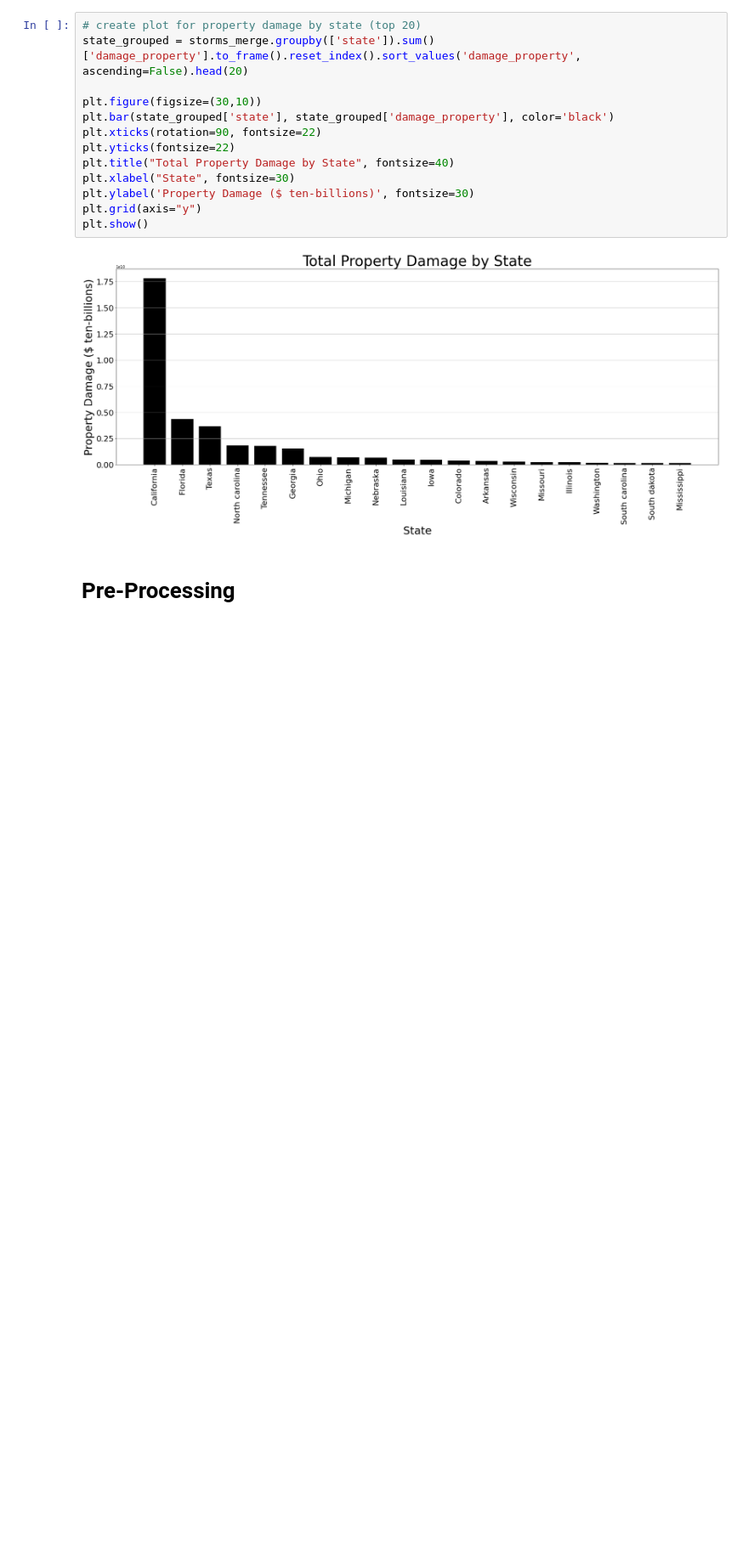
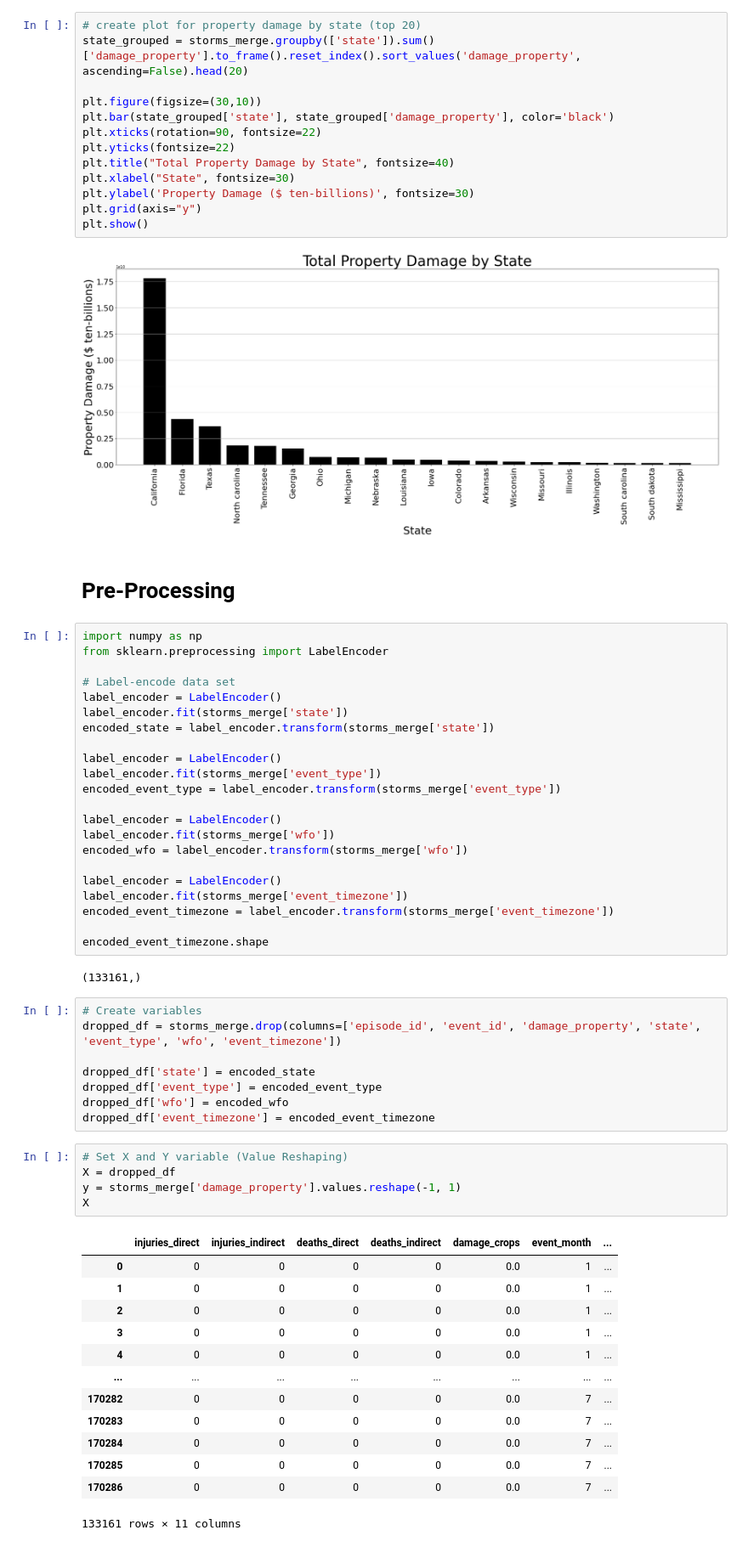
Before and after one commit to nfcresta/project-storm2.0, a Jupyter notebook: Project Storm 2.0.ipynb, the cells around one changed output. Shown: that part at 85% size. Cells and saved outputs as stored; diff of their text form; blank space fills up the shorter version.

```diff
--- a/Project Storm 2.0.ipynb
+++ b/Project Storm 2.0.ipynb
@@ -178,3 +178,54 @@ plt.show()
 [figure]
 # %% [markdown]
 # Pre-Processing
+# %%
+import numpy as np
+from sklearn.preprocessing import LabelEncoder
+
+# Label-encode data set
+label_encoder = LabelEncoder()
+label_encoder.fit(storms_merge['state'])
+encoded_state = label_encoder.transform(storms_merge['state'])
+
+label_encoder = LabelEncoder()
+label_encoder.fit(storms_merge['event_type'])
+encoded_event_type = label_encoder.transform(storms_merge['event_type'])
+
+label_encoder = LabelEncoder()
+label_encoder.fit(storms_merge['wfo'])
+encoded_wfo = label_encoder.transform(storms_merge['wfo'])
+
+label_encoder = LabelEncoder()
+label_encoder.fit(storms_merge['event_timezone'])
+encoded_event_timezone = label_encoder.transform(storms_merge['event_timezone'])
+
+encoded_event_timezone.shape
+# %% [output]
+(133161,)
+# %%
+# Create variables
+dropped_df = storms_merge.drop(columns=['episode_id', 'event_id', 'damage_property', 'state', 'event_type', 'wfo', 'event_timezone'])
+
+dropped_df['state'] = encoded_state
+dropped_df['event_type'] = encoded_event_type
+dropped_df['wfo'] = encoded_wfo
+dropped_df['event_timezone'] = encoded_event_timezone
+# %%
+# Set X and Y variable (Value Reshaping)
+X = dropped_df
+y = storms_merge['damage_property'].values.reshape(-1, 1)
+X
+# %% [output]
+|  | injuries_direct | injuries_indirect | deaths_direct | deaths_indirect | damage_crops | event_month | ... |
+| 0 | 0 | 0 | 0 | 0 | 0.0 | 1 | ... |
+| 1 | 0 | 0 | 0 | 0 | 0.0 | 1 | ... |
+| 2 | 0 | 0 | 0 | 0 | 0.0 | 1 | ... |
+| 3 | 0 | 0 | 0 | 0 | 0.0 | 1 | ... |
+| 4 | 0 | 0 | 0 | 0 | 0.0 | 1 | ... |
+| ... | ... | ... | ... | ... | ... | ... | ... |
+| 170282 | 0 | 0 | 0 | 0 | 0.0 | 7 | ... |
+| 170283 | 0 | 0 | 0 | 0 | 0.0 | 7 | ... |
+| 170284 | 0 | 0 | 0 | 0 | 0.0 | 7 | ... |
+| 170285 | 0 | 0 | 0 | 0 | 0.0 | 7 | ... |
+| 170286 | 0 | 0 | 0 | 0 | 0.0 | 7 | ... |
+133161 rows × 11 columns
```
Also changed, not shown: parts of 13 cells of this notebook.
